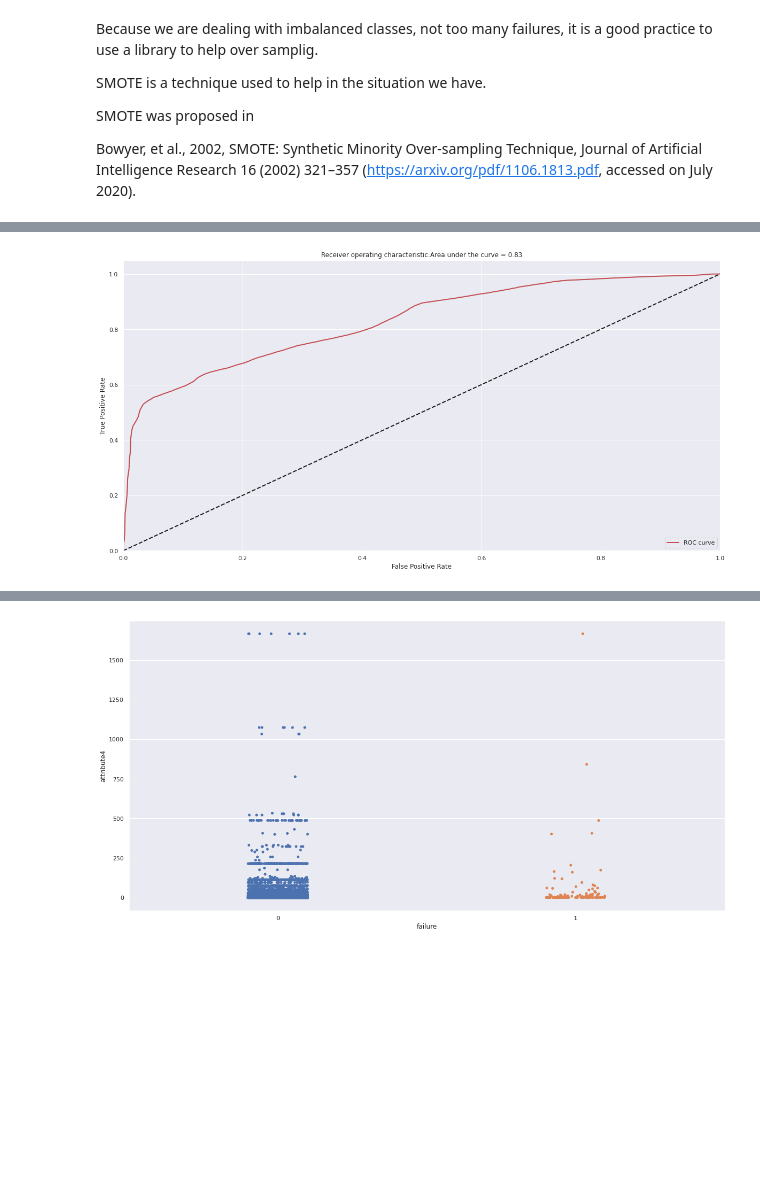
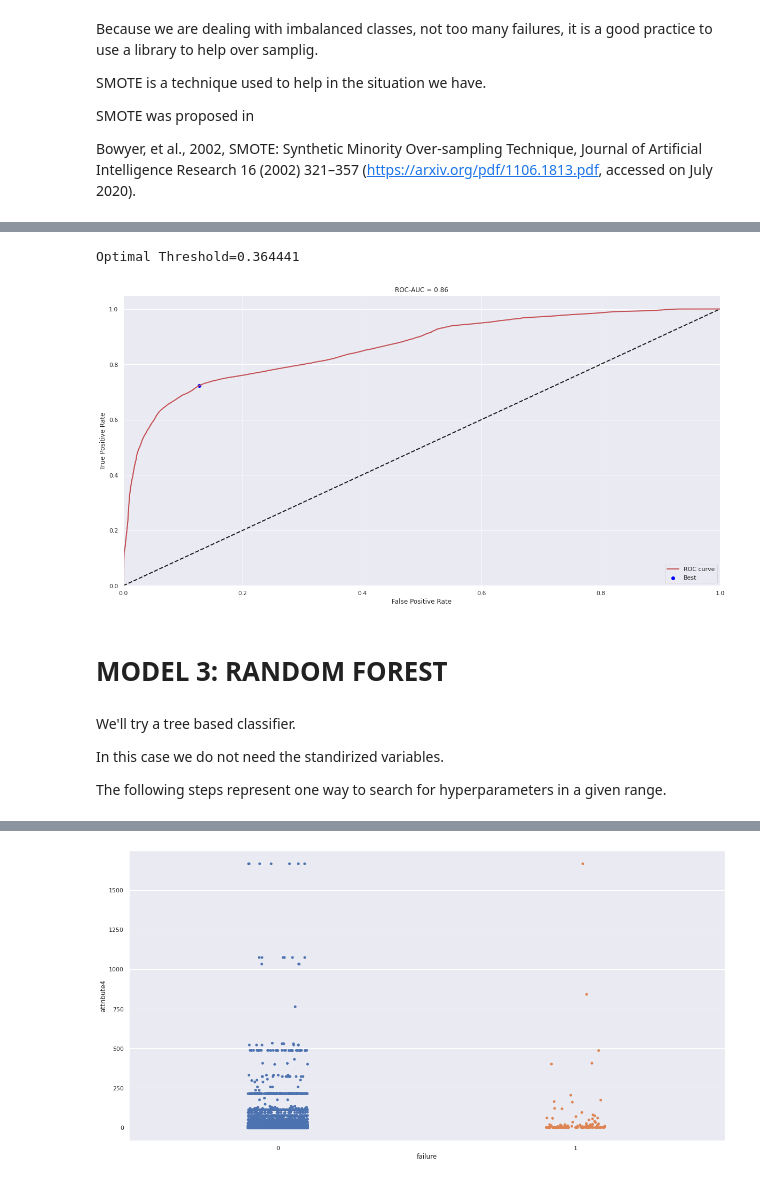
Before and after one commit to qSergio/rare_anomaly, a Jupyter notebook: rare_anomaly/Work Sample.ipynb, the cells around one changed output, grey strips where cells are left out. Drawn from its saved outputs; the diff is of its cells as text; code cells hidden in the pictures; blank space fills up the shorter version.

Commit message:
Continua con modelo3

```diff
--- a/anomalia/Work Sample.ipynb
+++ b/rare_anomaly/Work Sample.ipynb
@@ -529,2 +477,0 @@ pipe_lg = Pipeline([('classifier' , logReg)])
-# %%
-dtm = logReg.fit(X_train_rlg,y_train_rlg)
@@ -630,0 +602,6 @@ Text(0.5, 1.0, 'Precision-Recall curve: Average Precision = 0.85')
+# %%
+X_train_rlg2, y_train_rlg2 = sm.fit_sample(X_train_lg2, y_train.ravel())
+# %%
+y_train_rlg2 = pd.DataFrame(y_train_rlg2, columns=['y'])
+X_train_rlg2 = pd.DataFrame(X_train_rlg2)
+#y_train_rlg.head() , columns=process_cols
@@ -630,0 +676,27 @@ Text(0.5, 1.0, 'Precision-Recall curve: Average Precision = 0.85')
+# %%
+preds = pd.concat([y_train_rlg2,predictionsBasedOnKFolds.loc[:,1]], axis=1)
+preds.columns = ['trueLabel','prediction']
+predictionsBasedOnKFoldsLogisticRegression = preds.copy()
+
+precision, recall, thresholds = precision_recall_curve(preds['trueLabel'],
+                                                       preds['prediction'])
+
+average_precision = average_precision_score(preds['trueLabel'],
+                                            preds['prediction'])
+
+# convert to f score
+fscore = (2 * precision * recall) / (precision + recall)
+# locate the index of the largest f score
+corte = np.argmax(fscore)
+print('Optimal Threshold=%f, F-Score=%.3f' % (thresholds[corte], fscore[corte]))
+
+plt.step(recall, precision, color='k', alpha=0.7, where='post')
+plt.fill_between(recall, precision, step='post', alpha=0.3, color='k')
+plt.scatter(recall[corte], precision[corte], marker='o', color='blue', label='Best')
+plt.xlabel('Recall')
+plt.ylabel('Precision')
+plt.ylim([0.0, 1.05])
+plt.xlim([0.0, 1.0])
+
+plt.title('Precision-Recall curve: Average Precision = {0:0.2f}'.format(
+          average_precision))
@@ -631,17 +707,34 @@ Text(0.5, 1.0, 'Precision-Recall curve: Average Precision = 0.85')
 # %%
 fpr, tpr, thresholds = roc_curve(preds['trueLabel'],preds['prediction'])
 
 areaUnderROC = auc(fpr, tpr)
+
+J = tpr - fpr
+optim = np.argmax(J)
+best_thresh = thresholds[optim]
+print('Optimal Threshold=%f' % (best_thresh))
 
 plt.figure()
 plt.plot(fpr, tpr, color='r', lw=2, label='ROC curve')
 plt.plot([0, 1], [0, 1], color='k', lw=2, linestyle='--')
 plt.xlim([0.0, 1.0])
 plt.ylim([0.0, 1.05])
+# optimal point
+plt.scatter(fpr[optim], tpr[optim], marker='o', color='blue', label='Best')
+
 plt.xlabel('False Positive Rate')
 plt.ylabel('True Positive Rate')
-plt.title('Receiver operating characteristic:Area under the curve = {0:0.2f}'.format(areaUnderROC))
+plt.title('ROC-AUC = {0:0.2f}'.format(areaUnderROC))
 plt.legend(loc="lower right")
 plt.show()
 # %% [output]
+Optimal Threshold=0.364441
-[figure, old version]
+[figure, new version]
+# %% [markdown]
+# MODEL 3: RANDOM FOREST
+# %% [markdown]
+We'll try a tree based classifier.
+
+In this case we do not need the standirized variables.
+
+The following steps represent one way to search for hyperparameters in a given range.
```
Also changed, not shown: parts of 39 cells of this notebook, 1 other file.
